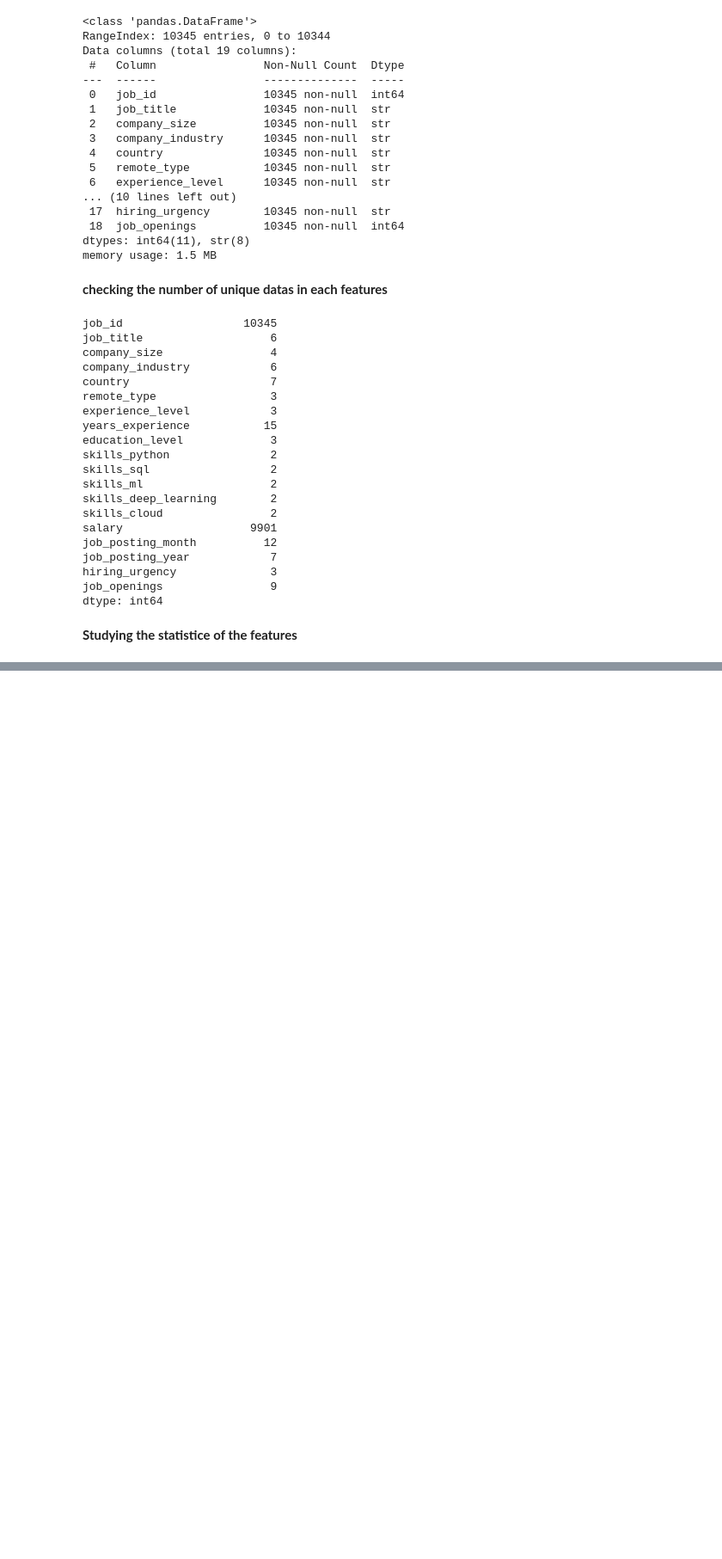
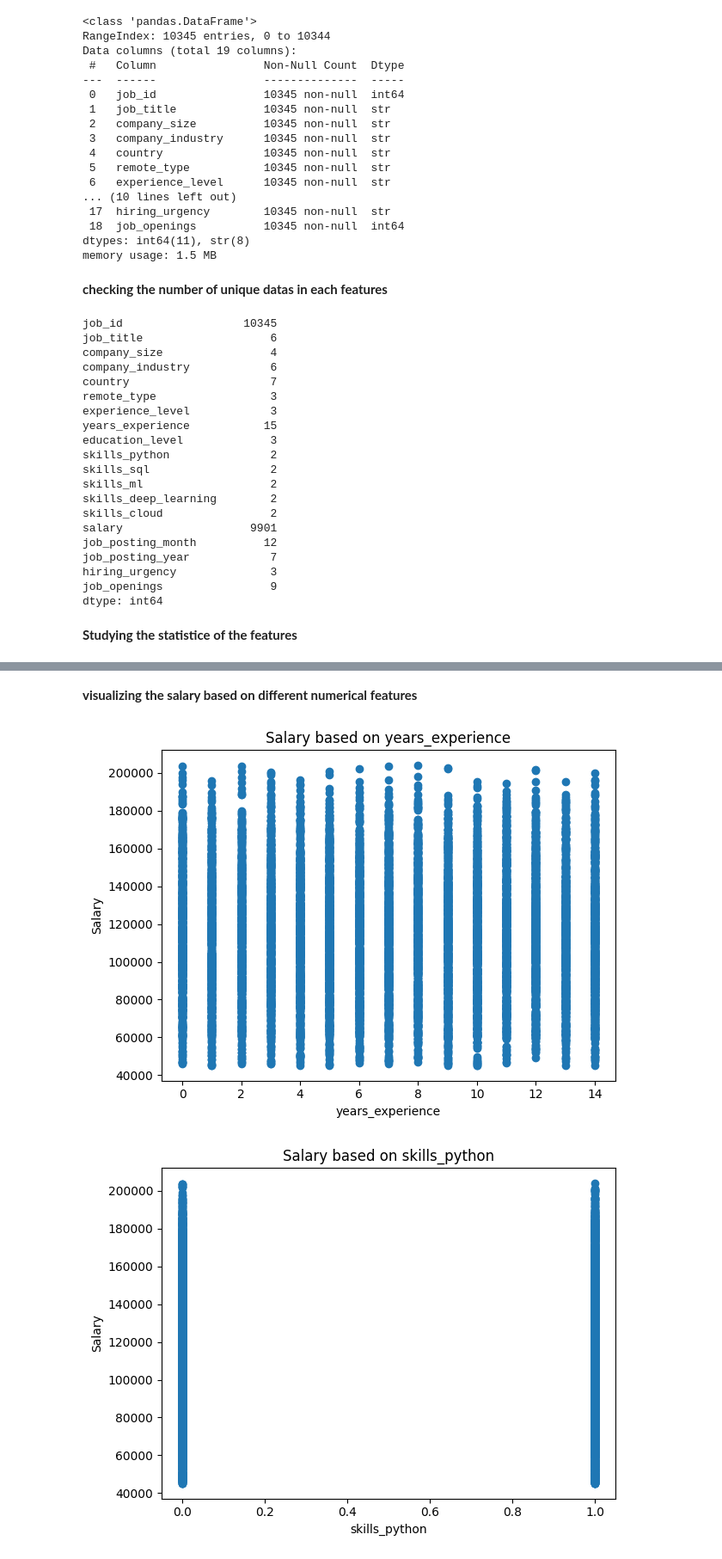
Before and after one commit to AsokTamang/Data_science, a Jupyter notebook: notebook/EDA.ipynb, the cells around one changed output, grey strips where cells are left out. Shown at 86% size. Drawn from its saved outputs; the diff is of its cells as text; code cells hidden in the pictures; blank space fills up the shorter version.

```diff
--- a/notebook/EDA.ipynb
+++ b/notebook/EDA.ipynb
@@ -165,0 +187,13 @@ Each category based on number of job openings:    [4 9 7 2 8 3 5 6 1]
+# %% [markdown]
+**visualizing the salary based on different numerical features**
+# %%
+for feature in numerical_features:
+    plt.scatter(x=feature,y ='salary',data=df)
+    plt.xlabel(feature)
+    plt.ylabel('Salary')
+    plt.title(f'Salary based on {feature}')
+    plt.tight_layout()
+    plt.show()
+# %% [output]
+[figure, added]
+[figure, added]
```
Also changed, not shown: parts of 9 cells of this notebook, 2 other files.
